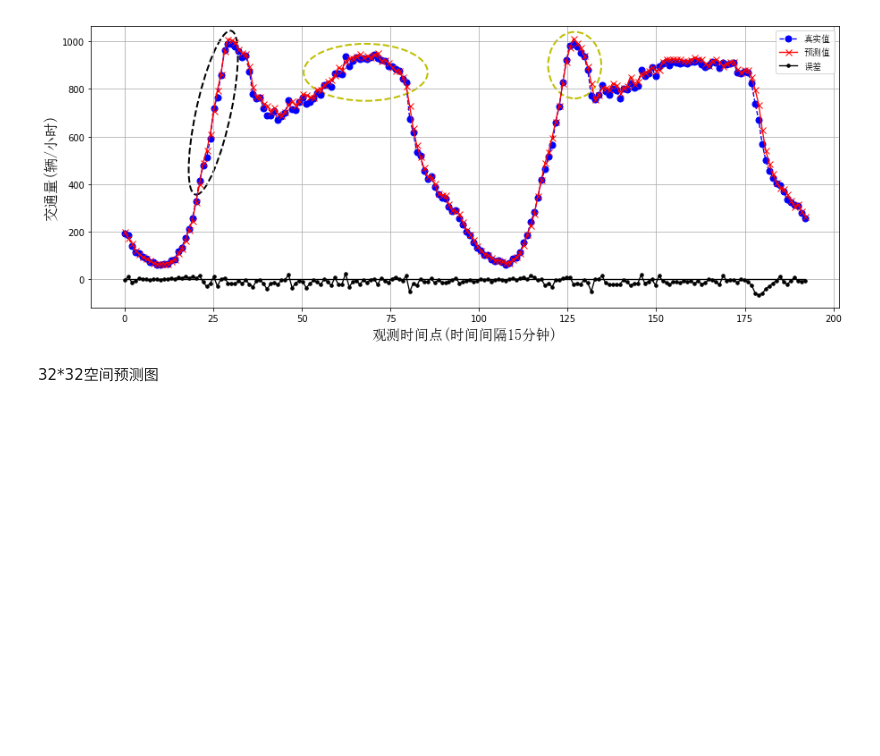
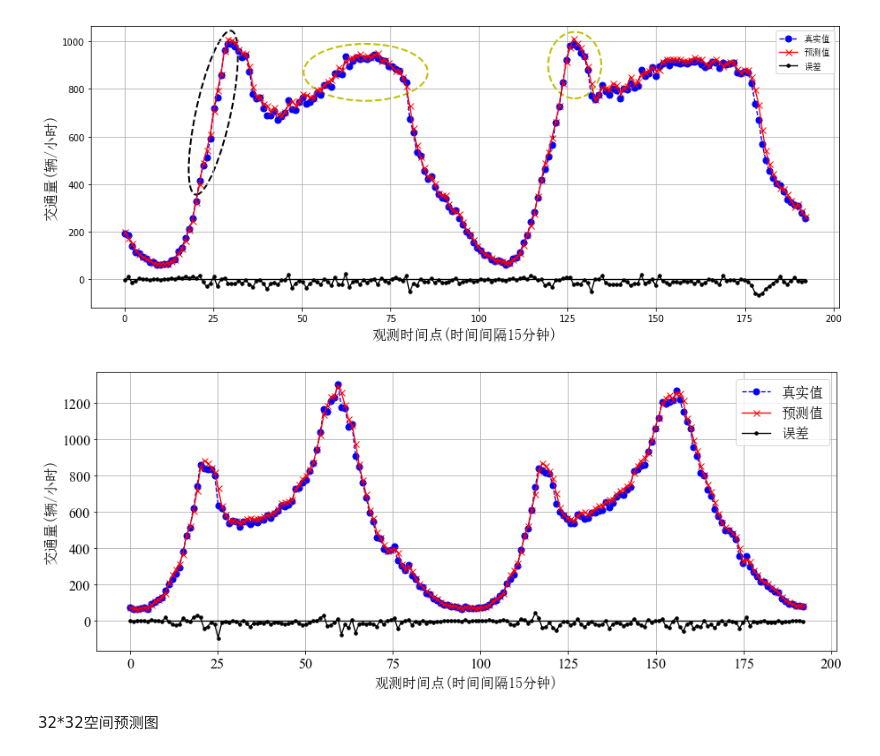
Before and after one commit to theMYang/freedom, a Jupyter notebook: 7RU-net-forecast.ipynb, the cells around one changed output. Drawn from its saved outputs; the diff is of its cells as text; code cells hidden in the pictures; blank space fills up the shorter version.

```diff
--- a/7RU-net-forecast.ipynb
+++ b/7RU-net-forecast.ipynb
@@ -440,6 +440,54 @@ plt.rc('font',family='Times New Roman')
 plt.show()
 # %% [output]
 [figure]
+# %%
+import matplotlib as mpl
+# del mpl.font_manager.weight_dict['roman']
+# mpl.font_manager._rebuild()
+
+from matplotlib.font_manager import FontProperties
+font = FontProperties(fname=r"c:\windows\fonts\simsun.ttc")
+fontsz = 16
+
+
+posX = 21
+posY = 27
+startX = 1230
+gapX = 192
+
+zero_line = np.random.randint(0, 1, (gapX,))
+
+y = y_true[:, posX, posY, :][startX: startX+gapX]
+yf = y_pred[:, posX, posY, :][startX: startX+gapX]
+x = np.linspace(0, len(y), len(y))
+
+fig, ax = plt.subplots(figsize=(15, 5.8))
+lines = plt.plot(x, y, x, yf, x,y-yf, x,zero_line)
+l1, l2, l3, l4 = lines
+
+plt.setp(lines, markersize=7, linewidth=1.34)
+plt.setp(l1, color='b', linestyle='--', marker='o')  # line1 is thick and red
+plt.setp(l2, color='r', linestyle='-', marker='x')  # line2 is thinner and green
+plt.setp(l3, color='k', linestyle='-', marker='.')  # line2 is thinner and green
+plt.setp(l4, color='k', linestyle='-')  # line2 is thinner and green
+
+plt.ylabel('交通量(辆/小时)', fontproperties=font, fontsize=fontsz)
+plt.xlabel('观测时间点(时间间隔15分钟)', fontproperties=font, fontsize=fontsz)
+ax.yaxis.grid(True)
+ax.xaxis.grid(True)
+y_major_locator=plt.MultipleLocator(200)
+ax.yaxis.set_major_locator(y_major_locator)
+
+qwe = range(0,2000,500)
+# plt.yticks(qwe, ('0', '500', '1000', '1500'))
+ax.legend(('真实值', '预测值', '误差'), prop=font, fontsize=fontsz-10, loc=1)
+# ax.legend(('Expected', 'Predicted', 'Error'), prop=font, loc=1)
+plt.rcParams.update({'font.size': fontsz-2})
+plt.rc('font',family='Times New Roman')
+# plt.savefig("./pic/毕设/实验二两日预测runet.png", dpi=300)
+plt.show()
+# %% [output]
+[figure, added]
 # %% [markdown]
 32*32空间预测图
 # %%
```
Also changed, not shown: parts of 12 cells of this notebook, 34 other files.
